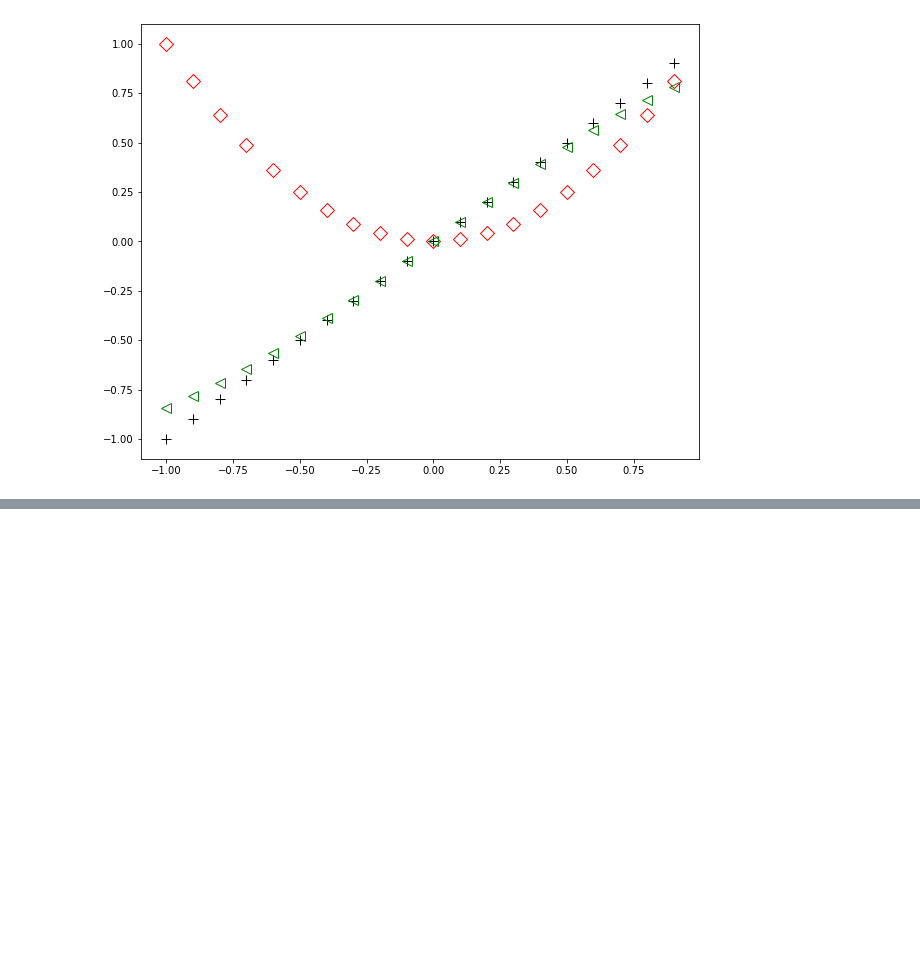
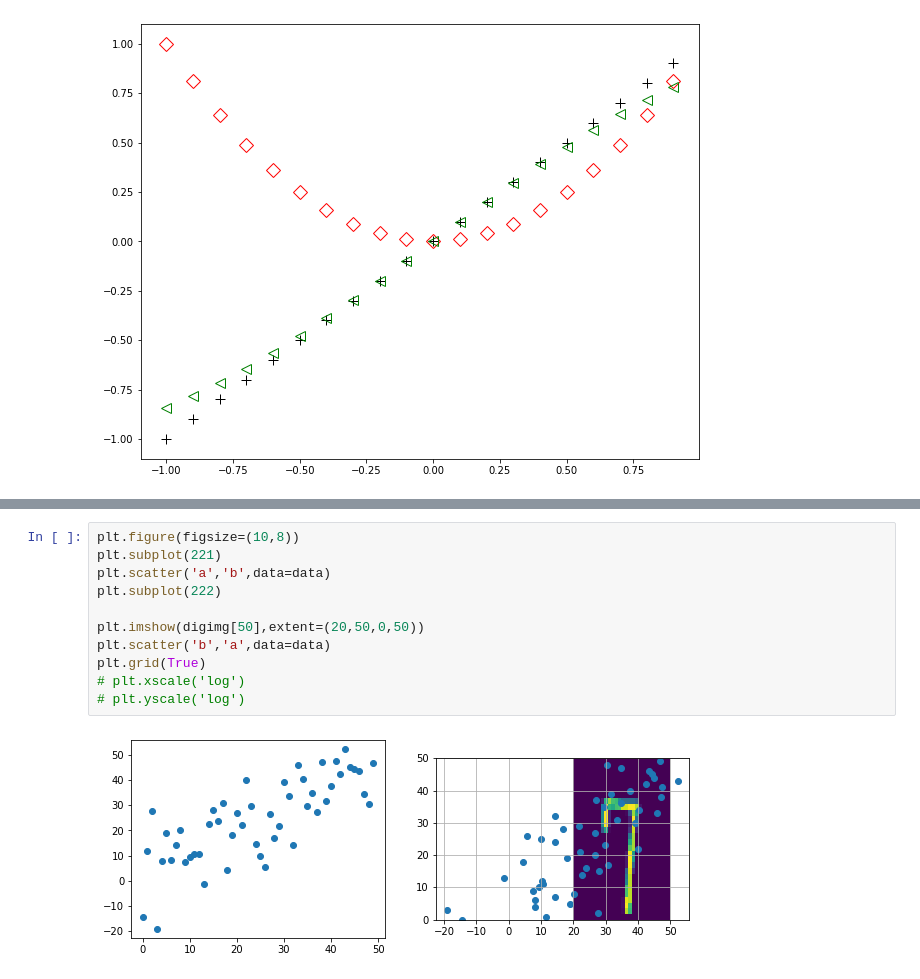
Before and after one commit to cktears/kaggle_digit-recognizer, a Jupyter notebook: digit-recognizer.ipynb, the cells around one changed output, grey strips where cells are left out. Cells and saved outputs as stored; diff of their text form; blank space fills up the shorter version.

```diff
--- a/digit-recognizer.ipynb
+++ b/digit-recognizer.ipynb
@@ -188,0 +189,13 @@ plt.show()
+# %%
+plt.figure(figsize=(10,8))
+plt.subplot(221)
+plt.scatter('a','b',data=data)
+plt.subplot(222)
+
+plt.imshow(digimg[50],extent=(20,50,0,50))
+plt.scatter('b','a',data=data)
+plt.grid(True)
+# plt.xscale('log')
+# plt.yscale('log')
+# %% [output]
+[figure, added]
```
Also changed, not shown: parts of 12 cells of this notebook.
